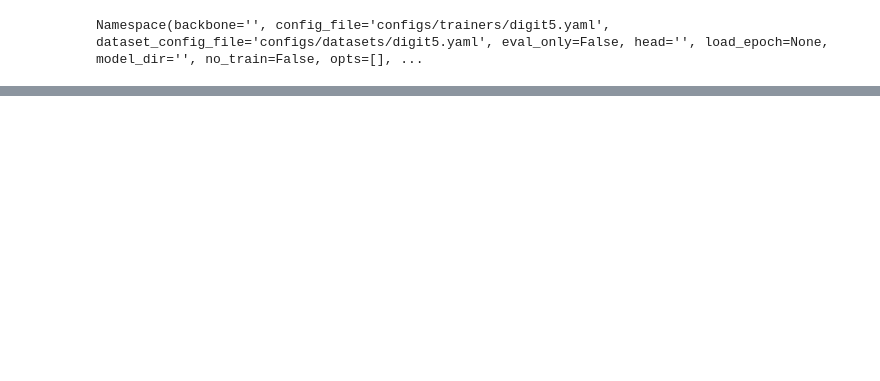
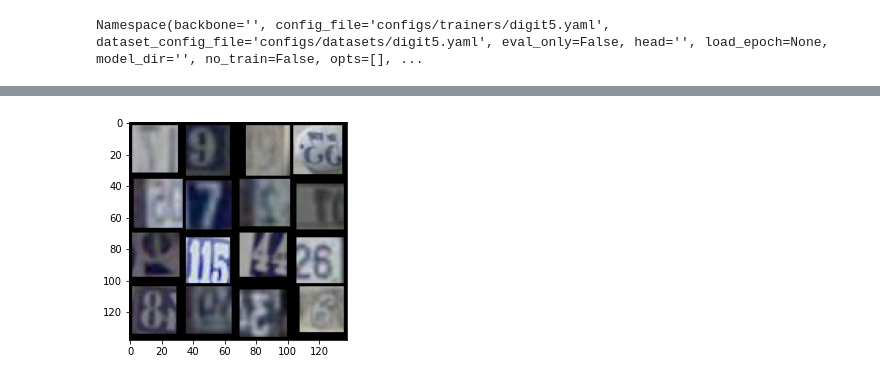
Before and after one commit to yizhe-ang/AdaMatch-PyTorch, a Jupyter notebook: notebooks/test.ipynb, the cells around one changed output, grey strips where cells are left out. Saved outputs shown, nothing was run; the diff lists cells and outputs as text; code cells hidden in the pictures; blank space fills up the shorter version.

```diff
--- a/notebooks/test.ipynb
+++ b/notebooks/test.ipynb
@@ -109,0 +166,4 @@ FileNotFoundError: [Errno 2] No such file or directory: '/Users/angyizhe/code/SL
+# %%
+grid = viz_tensors(input_u, normalize=True)
+# %% [output]
+[figure, added]
```
Also changed, not shown: parts of 16 cells of this notebook, 6 other files.
